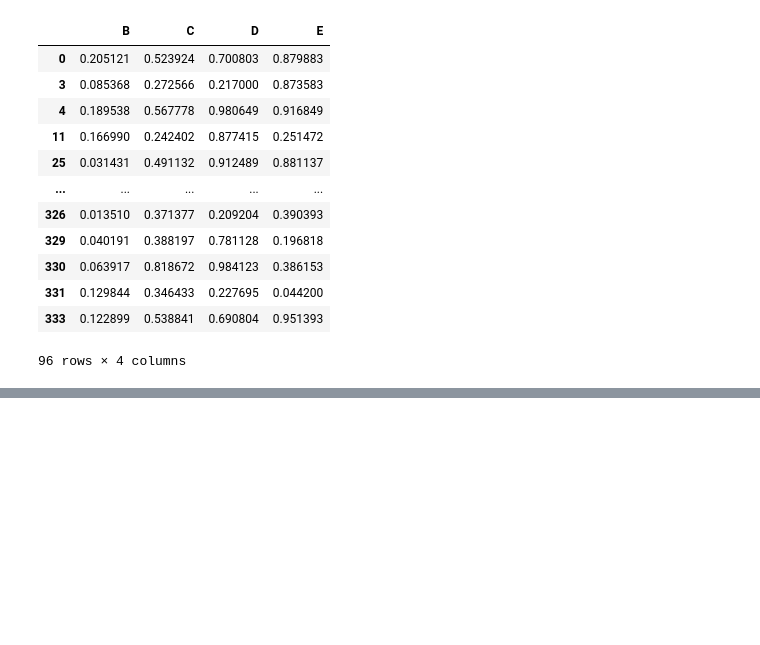
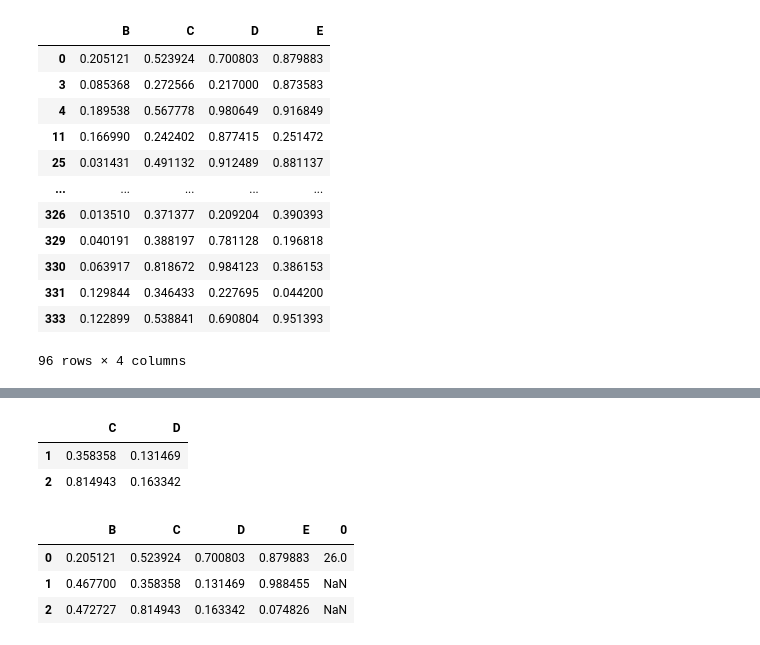
Before and after one commit to kirtic921/Pandas, a Jupyter notebook: pandas1.ipynb, the cells around one changed output, grey strips where cells are left out. Drawn from its saved outputs; the diff is of its cells as text; code cells hidden in the pictures; blank space fills up the shorter version.

```diff
--- a/pandas1.ipynb
+++ b/pandas1.ipynb
@@ -449,0 +484,13 @@ newdf.loc[(newdf['B']<0.3)]
+# %%
+newdf.iloc[[1,2], [1,2]]
+# %% [output]
+|  | C | D |
+| 1 | 0.358358 | 0.131469 |
+| 2 | 0.814943 | 0.163342 |
+# %%
+newdf.head(3)
+# %% [output]
+|  | B | C | D | E | 0 |
+| 0 | 0.205121 | 0.523924 | 0.700803 | 0.879883 | 26.0 |
+| 1 | 0.467700 | 0.358358 | 0.131469 | 0.988455 | NaN |
+| 2 | 0.472727 | 0.814943 | 0.163342 | 0.074826 | NaN |
```
Also changed, not shown: parts of 5 cells of this notebook, 1 other file.
